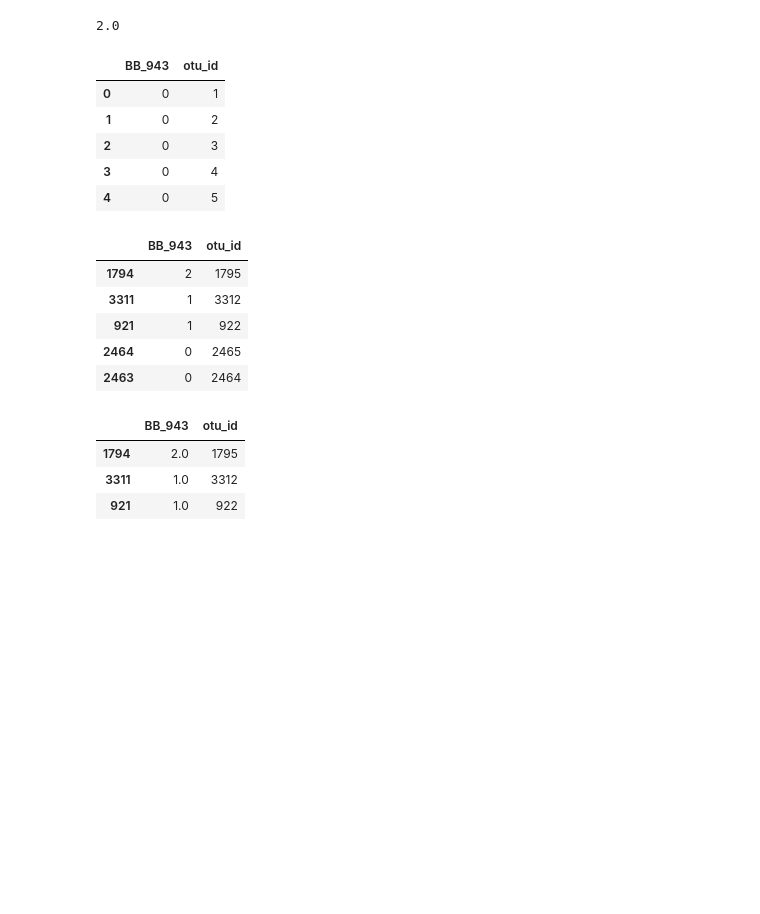
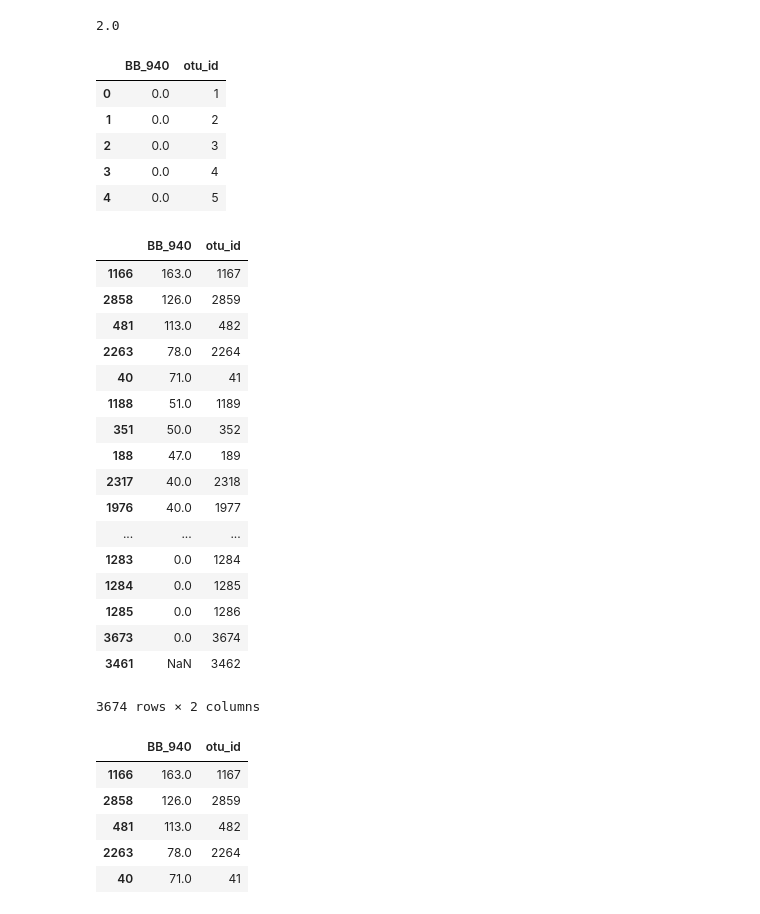
Before and after one commit to lyniguez/BellyButtonDiversity, a Jupyter notebook: BellyButtonDF.ipynb, the cells around one changed output. Saved outputs shown, nothing was run; the diff lists cells and outputs as text; code cells hidden in the pictures; blank space fills up the shorter version.

```diff
--- a/BellyButtonDF.ipynb
+++ b/BellyButtonDF.ipynb
@@ -148,36 +148,50 @@ results
 # %%
 DF_samples = pd.read_csv("Instructions\DataSets\Belly_Button_Biodiversity_Samples.csv")
 # %%
-sample = 'BB_943'
+sample = 'BB_940'
 # %%
 DF_sample_filter = DF_samples.filter(items = [sample,'otu_id'])
 DF_sample_filter.head()
 # %% [output]
-|  | BB_943 | otu_id |
-| 0 | 0 | 1 |
-| 1 | 0 | 2 |
-| 2 | 0 | 3 |
-| 3 | 0 | 4 |
-| 4 | 0 | 5 |
+|  | BB_940 | otu_id |
+| 0 | 0.0 | 1 |
+| 1 | 0.0 | 2 |
+| 2 | 0.0 | 3 |
+| 3 | 0.0 | 4 |
+| 4 | 0.0 | 5 |
 # %%
 DF_sample_sort = DF_sample_filter.sort_values(by=sample, ascending=False)
-DF_sample_sort.head()
+DF_sample_sort
 # %% [output]
-|  | BB_943 | otu_id |
-| 1794 | 2 | 1795 |
-| 3311 | 1 | 3312 |
-| 921 | 1 | 922 |
-| 2464 | 0 | 2465 |
-| 2463 | 0 | 2464 |
+|  | BB_940 | otu_id |
+| 1166 | 163.0 | 1167 |
+| 2858 | 126.0 | 2859 |
+| 481 | 113.0 | 482 |
+| 2263 | 78.0 | 2264 |
+| 40 | 71.0 | 41 |
+| 1188 | 51.0 | 1189 |
+| 351 | 50.0 | 352 |
+| 188 | 47.0 | 189 |
+| 2317 | 40.0 | 2318 |
+| 1976 | 40.0 | 1977 |
+| ... | ... | ... |
+| 1283 | 0.0 | 1284 |
+| 1284 | 0.0 | 1285 |
+| 1285 | 0.0 | 1286 |
+| 3673 | 0.0 | 3674 |
+| 3461 | NaN | 3462 |
+3674 rows × 2 columns
 # %%
 DF_sample_nonzero_nan = DF_sample_sort[DF_sample_sort > 0]
 DF_sample_nonzero = DF_sample_nonzero_nan.dropna()
-DF_sample_nonzero
+DF_sample_nonzero.head()
 # %% [output]
-|  | BB_943 | otu_id |
-| 1794 | 2.0 | 1795 |
-| 3311 | 1.0 | 3312 |
-| 921 | 1.0 | 922 |
+|  | BB_940 | otu_id |
+| 1166 | 163.0 | 1167 |
+| 2858 | 126.0 | 2859 |
+| 481 | 113.0 | 482 |
+| 2263 | 78.0 | 2264 |
+| 40 | 71.0 | 41 |
 # %%
 sample_values = DF_sample_nonzero[sample].tolist()
 sample_values
```
Also changed, not shown: parts of 5 cells of this notebook, 3 other files.
